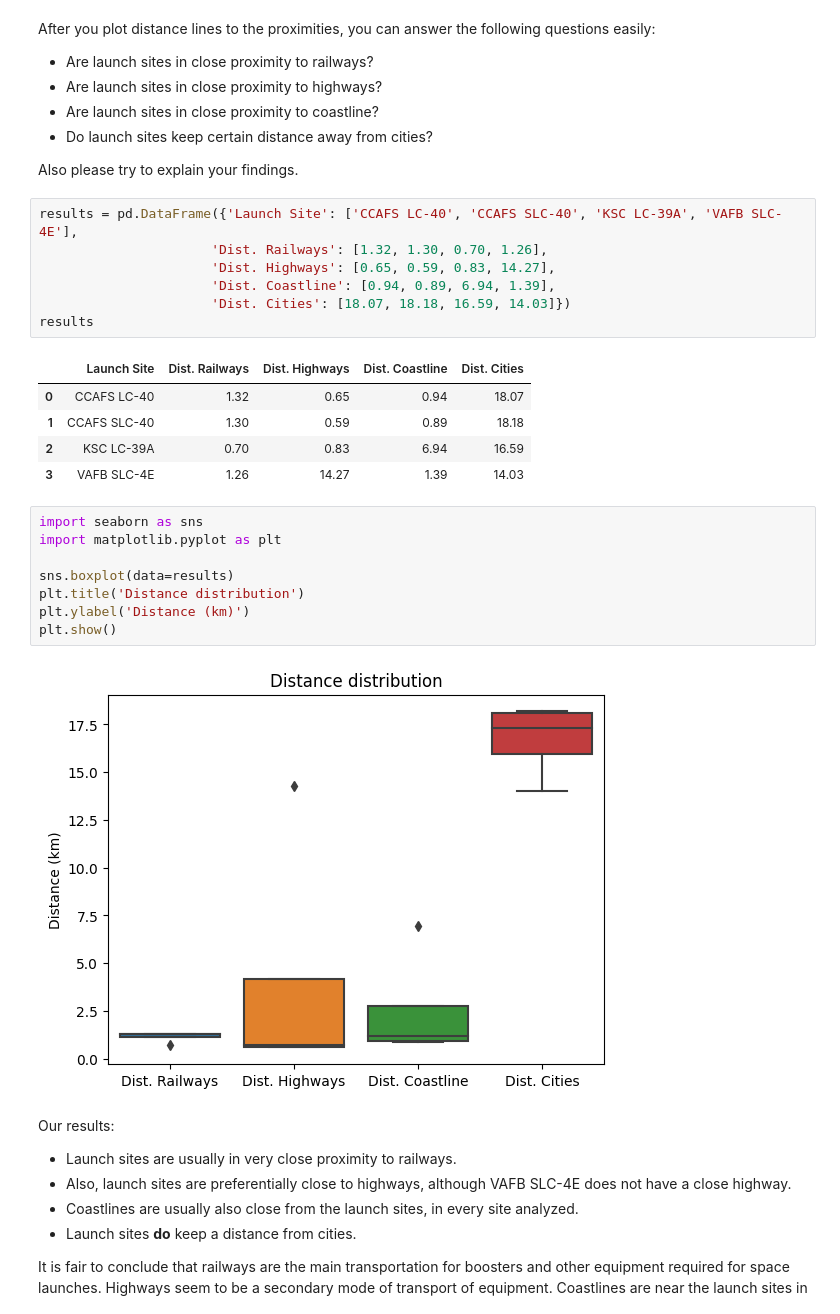
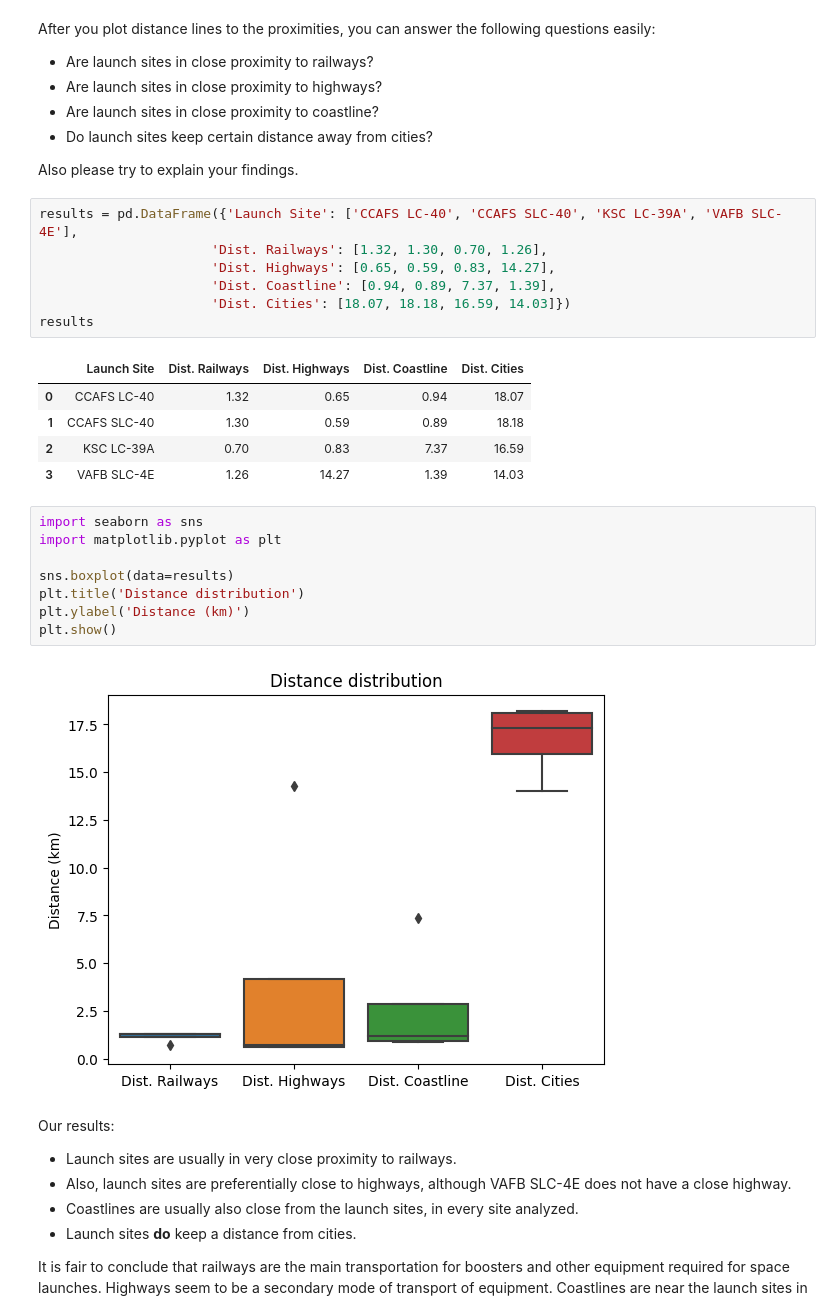
Before and after one commit to MPedraBento/IBM-Capstone, a Jupyter notebook: lab_jupyter_launch_site_location.ipynb, the cells around one changed output. Drawn from its saved outputs; the diff is of its cells as text.

```diff
--- a/lab_jupyter_launch_site_location.ipynb
+++ b/lab_jupyter_launch_site_location.ipynb
@@ -624,15 +624,15 @@ Also please try to explain your findings.
 # %%
 results = pd.DataFrame({'Launch Site': ['CCAFS LC-40', 'CCAFS SLC-40', 'KSC LC-39A', 'VAFB SLC-4E'],
                       'Dist. Railways': [1.32, 1.30, 0.70, 1.26],
                       'Dist. Highways': [0.65, 0.59, 0.83, 14.27],
-                      'Dist. Coastline': [0.94, 0.89, 6.94, 1.39],
+                      'Dist. Coastline': [0.94, 0.89, 7.37, 1.39],
                       'Dist. Cities': [18.07, 18.18, 16.59, 14.03]})
 results
 # %% [output]
 |  | Launch Site | Dist. Railways | Dist. Highways | Dist. Coastline | Dist. Cities |
 | 0 | CCAFS LC-40 | 1.32 | 0.65 | 0.94 | 18.07 |
 | 1 | CCAFS SLC-40 | 1.30 | 0.59 | 0.89 | 18.18 |
-| 2 | KSC LC-39A | 0.70 | 0.83 | 6.94 | 16.59 |
+| 2 | KSC LC-39A | 0.70 | 0.83 | 7.37 | 16.59 |
 | 3 | VAFB SLC-4E | 1.26 | 14.27 | 1.39 | 14.03 |
 # %%
 import seaborn as sns
@@ -643,7 +643,7 @@ plt.title('Distance distribution')
 plt.ylabel('Distance (km)')
 plt.show()
 # %% [output]
-[figure, old version]
+[figure, new version]
 # %% [markdown]
 Our results:
 * Launch sites are usually in very close proximity to railways.
```
Also changed, not shown: parts of 2 cells of this notebook.
